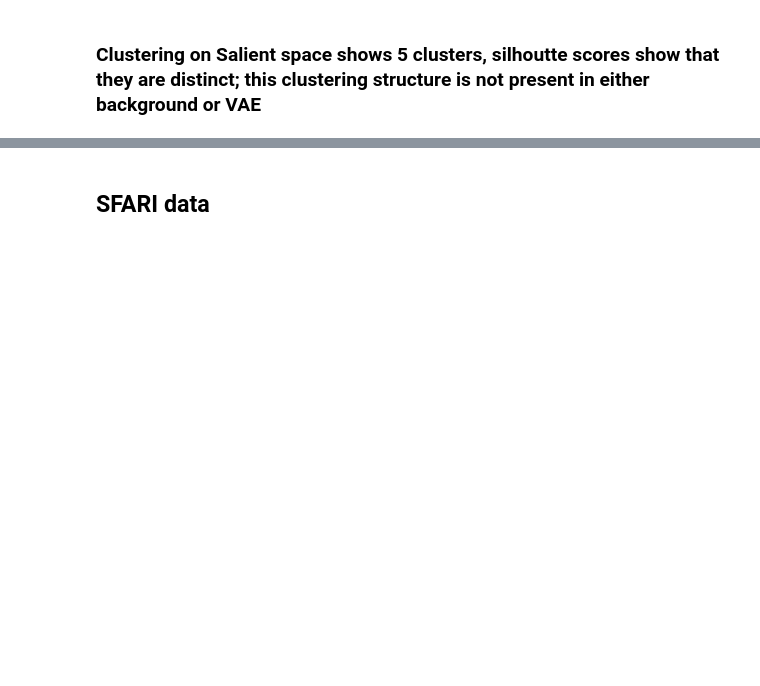
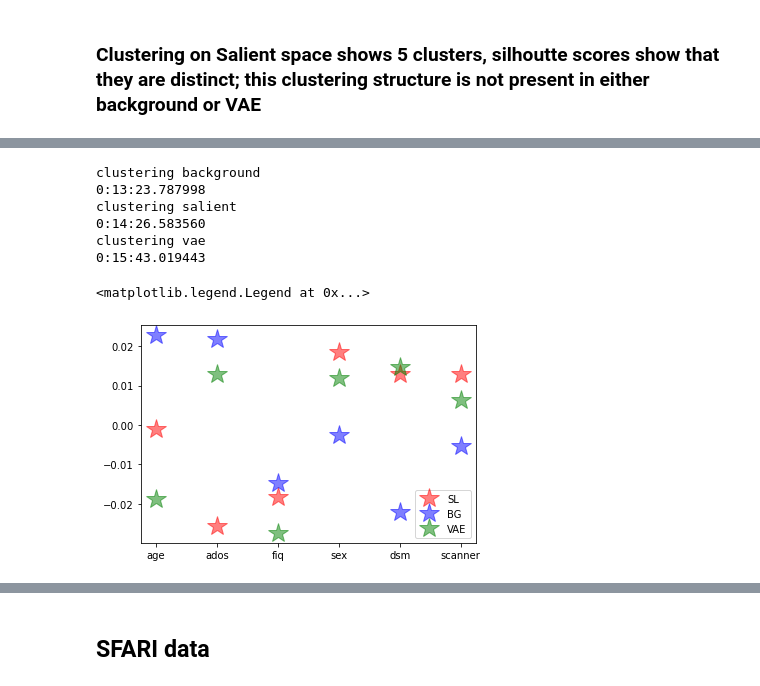
Before and after one commit to Aglinskas/BC-MRI-AE, a Jupyter notebook: Colab Notebooks/results-cVAE-32-dimensions-andromeda.ipynb, the cells around one changed output, grey strips where cells are left out. Saved outputs shown, nothing was run; the diff lists cells and outputs as text; code cells hidden in the pictures; blank space fills up the shorter version.

```diff
--- a/Colab Notebooks/results-cVAE-32-dimensions-andromeda.ipynb
+++ b/Colab Notebooks/results-cVAE-32-dimensions-andromeda.ipynb
@@ -413,0 +521,18 @@ cscatter(spaces_ASD,c=cid_vae)
+# %%
+def get_X(list_vars,_slice):
+    X = list()
+    for i in range(len(_slice)):
+        if _slice[i]:
+            if len(X)==0:
+                X = list_vars[i]
+            else:
+                X = np.vstack((X,list_vars[i]))
+
+    X = X.transpose()
+    #print(X.shape)
+    return X
+# %%
+import sklearn
+from sklearn.model_selection import cross_val_score
+c = 1.00; g = 'scale'
+clf = sklearn.svm.SVC(C=c,kernel='rbf',degree=1,gamma=g,coef0=0.0,shrinking=True,probability=False,tol=0.001,cache_size=200,class_weight=None,verbose=False,max_iter=-1,decision_function_shape='ovr',break_ties=False,random_state=None)
@@ -413,0 +560,52 @@ cscatter(spaces_ASD,c=cid_vae)
+# %%
+bg_space = np.array(encs[0](data)[w])
+sl_space = np.array(encs[1](data)[w])
+vae_space = np.array(encs[2](data)[w])
+
+##### dim reduce
+do_dimRed=True
+if all((do_dimRed,bg_space.shape[1]>2)):
+    method = 'UMAP'
+    bg_space = dim_reduce(bg_space,method=method)
+    sl_space = dim_reduce(sl_space,method=method)
+    vae_space = dim_reduce(vae_space,method=method)
+
+spaces = [bg_space,sl_space,vae_space]
+
+v = patients
+print('clustering background')
+bnpc = BayesianGaussianMixture(covariance_prior=None,covariance_type='full',degrees_of_freedom_prior=None,init_params='kmeans',max_iter=1000, mean_precision_prior=None,mean_prior=None,n_components=25,n_init=100,random_state=None,reg_covar=1e-06,tol=0.001,verbose=0,verbose_interval=10,warm_start=False,weight_concentration_prior=1,weight_concentration_prior_type='dirichlet_process')
+cid_bg = bnpc.fit_predict(spaces[0][v,:]);print(now()-t0)
+print('clustering salient')
+bnpc = BayesianGaussianMixture(covariance_prior=None,covariance_type='full',degrees_of_freedom_prior=None,init_params='kmeans',max_iter=1000, mean_precision_prior=None,mean_prior=None,n_components=25,n_init=100,random_state=None,reg_covar=1e-06,tol=0.001,verbose=0,verbose_interval=10,warm_start=False,weight_concentration_prior=1,weight_concentration_prior_type='dirichlet_process')
+cid_sl = bnpc.fit_predict(spaces[1][v,:]);print(now()-t0)
+print('clustering vae')
+bnpc = BayesianGaussianMixture(covariance_prior=None,covariance_type='full',degrees_of_freedom_prior=None,init_params='kmeans',max_iter=1000, mean_precision_prior=None,mean_prior=None,n_components=25,n_init=100,random_state=None,reg_covar=1e-06,tol=0.001,verbose=0,verbose_interval=10,warm_start=False,weight_concentration_prior=1,weight_concentration_prior_type='dirichlet_process')
+cid_vae = bnpc.fit_predict(spaces[2][v,:]);print(now()-t0)
+
+var_lbls = ['age','ados','fiq','sex','dsm','scanner']
+list_vars = [age,ados,fiq,dummy_sex,dummy_dsm,scanner]
+vec = get_acc(cid_sl,list_vars)
+plt.plot(vec,'r*',markersize=20,alpha=.5);
+plt.xticks(ticks=np.arange(len(vec)),labels=var_lbls);
+
+list_vars = [age,ados,fiq,dummy_sex,dummy_dsm,scanner]
+vec = get_acc(cid_bg,list_vars)
+plt.plot(vec,'b*',markersize=20,alpha=.5);
+plt.xticks(ticks=np.arange(len(vec)),labels=var_lbls);
+
+list_vars = [age,ados,fiq,dummy_sex,dummy_dsm,scanner]
+vec = get_acc(cid_vae,list_vars)
+plt.plot(vec,'g*',markersize=20,alpha=.5);
+plt.xticks(ticks=np.arange(len(vec)),labels=var_lbls);
+
+plt.legend(['SL','BG','VAE'])
+# %% [output]
+clustering background
+0:13:23.787998
+clustering salient
+0:14:26.583560
+clustering vae
+0:15:43.019443
+<matplotlib.legend.Legend at 0x...>
+[figure, added]
```
Also changed, not shown: parts of 76 cells of this notebook, 8 other files.
